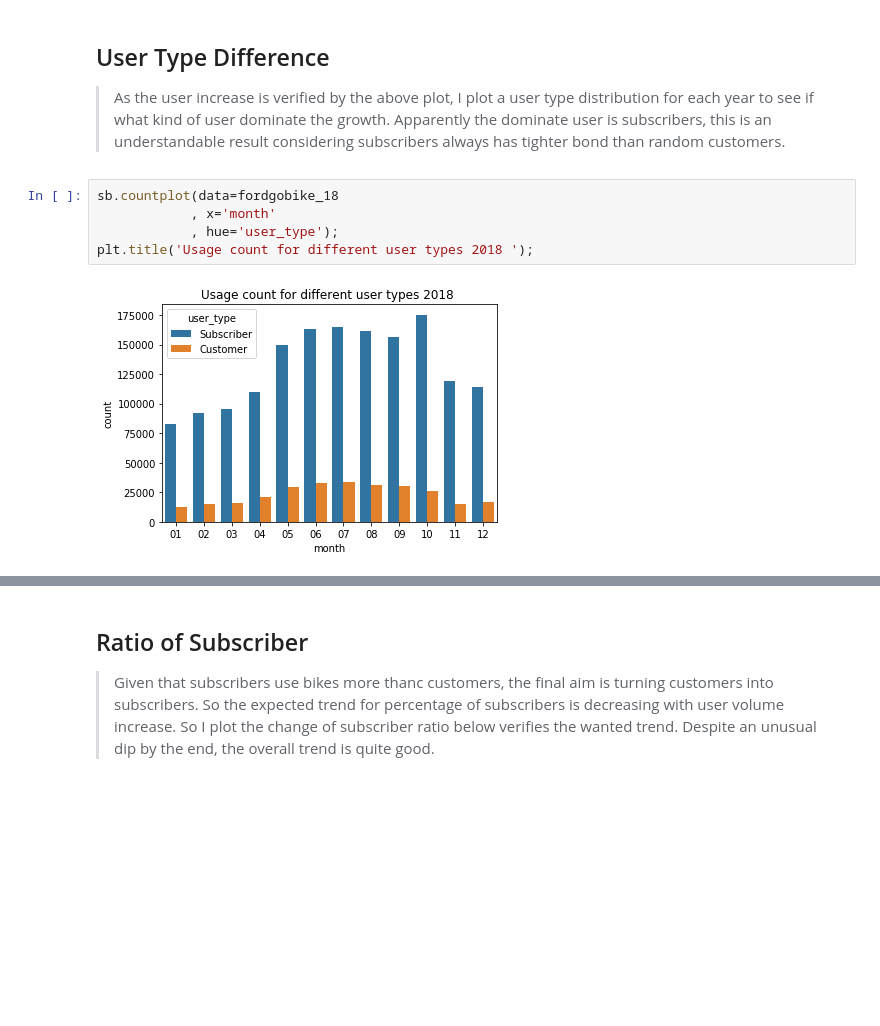
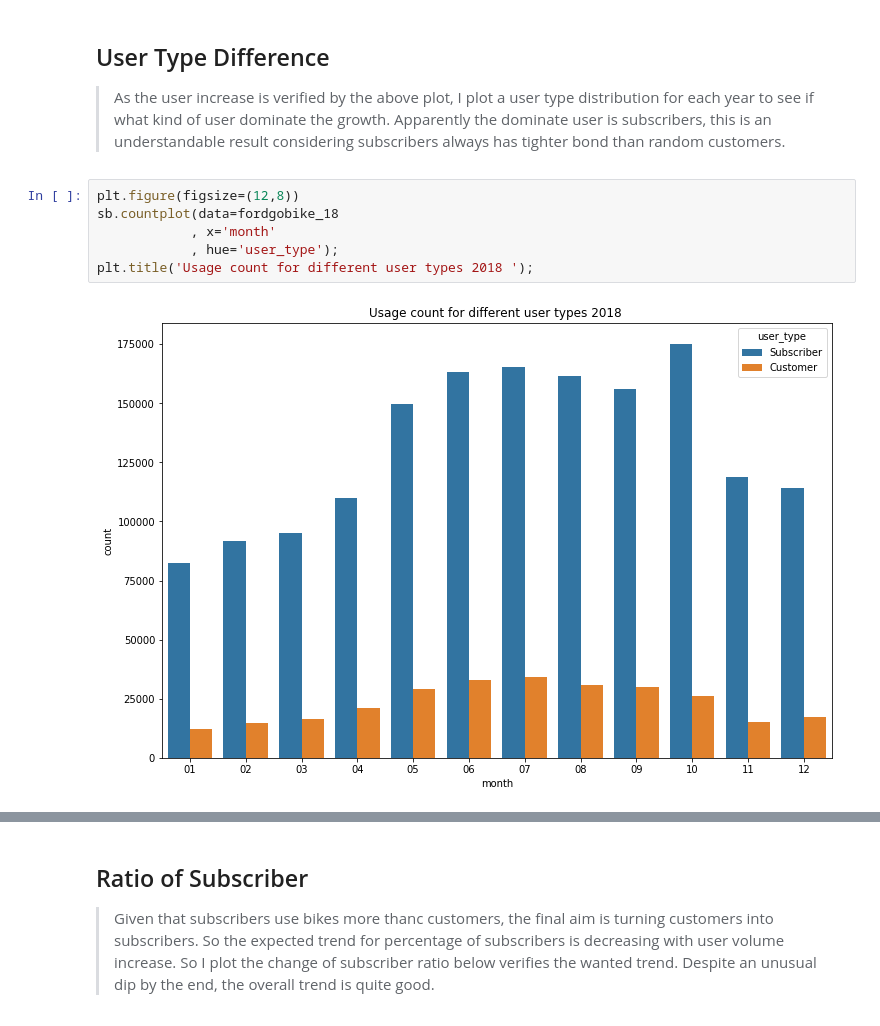
Before and after one commit to Hiiiua/Udacity_DA, a Jupyter notebook: Project Template/slide_deck_fordgobike.ipynb, the cells around one changed output, grey strips where cells are left out. Saved outputs shown, nothing was run; the diff lists cells and outputs as text; blank space fills up the shorter version.

```diff
--- a/Project Template/slide_deck_fordgobike.ipynb
+++ b/Project Template/slide_deck_fordgobike.ipynb
@@ -83,10 +83,11 @@ plt.title('Total number of records for each year');
 
 > As the user increase is verified by the above plot, I plot a user type distribution for each year to see if what kind of user dominate the growth. Apparently the dominate user is subscribers, this is an understandable result considering subscribers always has tighter bond than random customers.
 # %%
+plt.figure(figsize=(12,8))
 sb.countplot(data=fordgobike_18
             , x='month'
             , hue='user_type');
 plt.title('Usage count for different user types 2018 ');
 # %% [output]
-[figure, old version]
+[figure, new version]
 # %%
```
Also changed, not shown: parts of 4 cells of this notebook, 1 other file.
